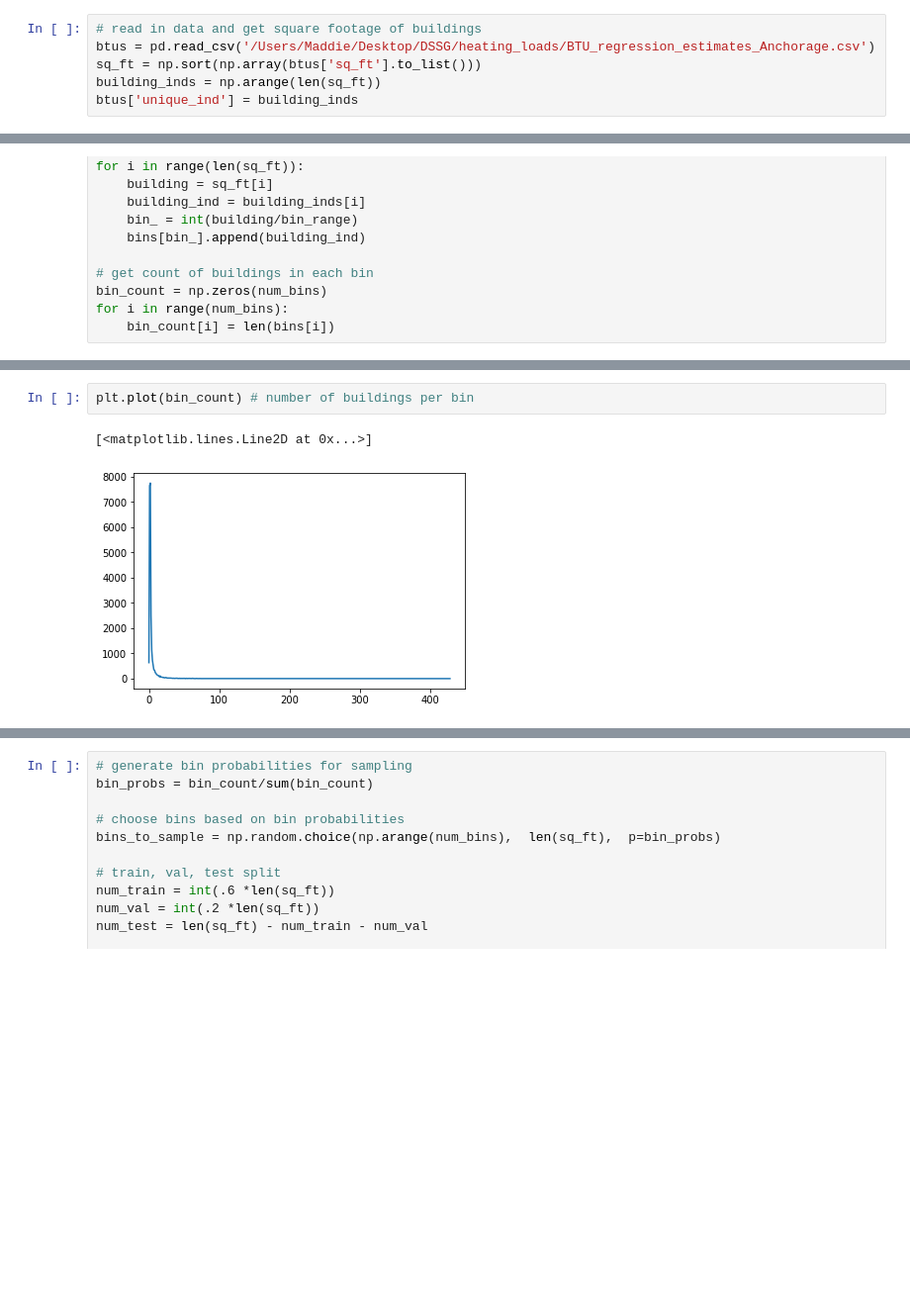
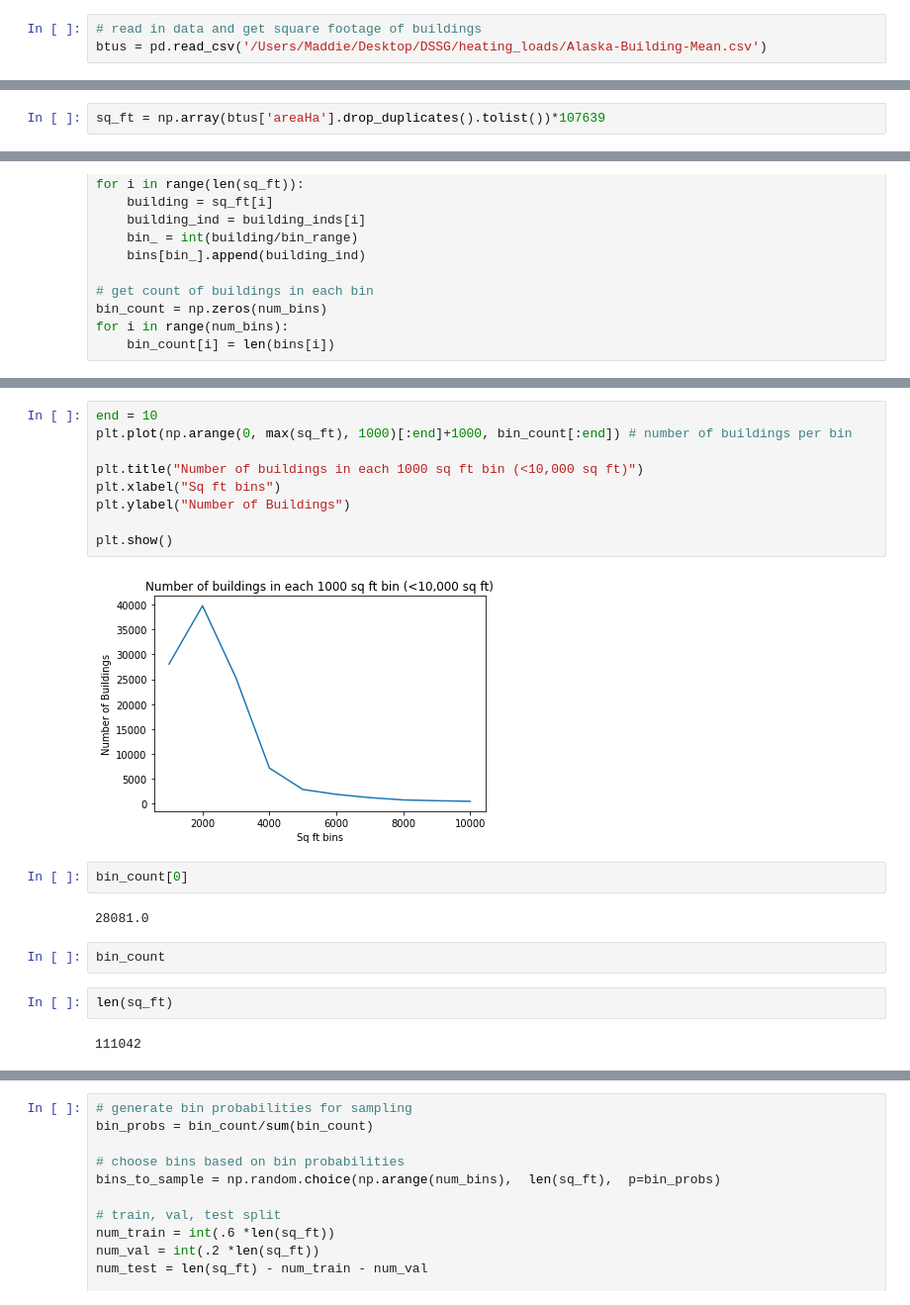
Before and after one commit to Heating-Loads/heating_loads, a Jupyter notebook: Data Sampling.ipynb, the cells around one changed output, grey strips where cells are left out. Shown at 99% size. Drawn from its saved outputs; the diff is of its cells as text; blank space fills up the shorter version.

```diff
--- a/Data Sampling.ipynb
+++ b/Data Sampling.ipynb
@@ -5,7 +5,4 @@ import matplotlib.pyplot as plt
 import numpy as np
 # %%
 # read in data and get square footage of buildings
-btus = pd.read_csv('/Users/Maddie/Desktop/DSSG/heating_loads/BTU_regression_estimates_Anchorage.csv')
-sq_ft = np.sort(np.array(btus['sq_ft'].to_list()))
-building_inds = np.arange(len(sq_ft))
-btus['unique_ind'] = building_inds
+btus = pd.read_csv('/Users/Maddie/Desktop/DSSG/heating_loads/Alaska-Building-Mean.csv')
@@ -11,0 +18,2 @@ btus['unique_ind'] = building_inds
+# %%
+sq_ft = np.array(btus['areaHa'].drop_duplicates().tolist())*107639
@@ -33,5 +60,21 @@ for i in range(num_bins):
 # %%
-plt.plot(bin_count) # number of buildings per bin
+end = 10
+plt.plot(np.arange(0, max(sq_ft), 1000)[:end]+1000, bin_count[:end]) # number of buildings per bin
+
+plt.title("Number of buildings in each 1000 sq ft bin (<10,000 sq ft)")
+plt.xlabel("Sq ft bins")
+plt.ylabel("Number of Buildings")
+
+plt.show()
 # %% [output]
-[<matplotlib.lines.Line2D at 0x...>]
-[figure, old version]
+[figure, new version]
+# %%
+bin_count[0]
+# %% [output]
+28081.0
+# %%
+bin_count
+# %%
+len(sq_ft)
+# %% [output]
+111042
```
Also changed, not shown: parts of 10 cells of this notebook, 2 other files.
